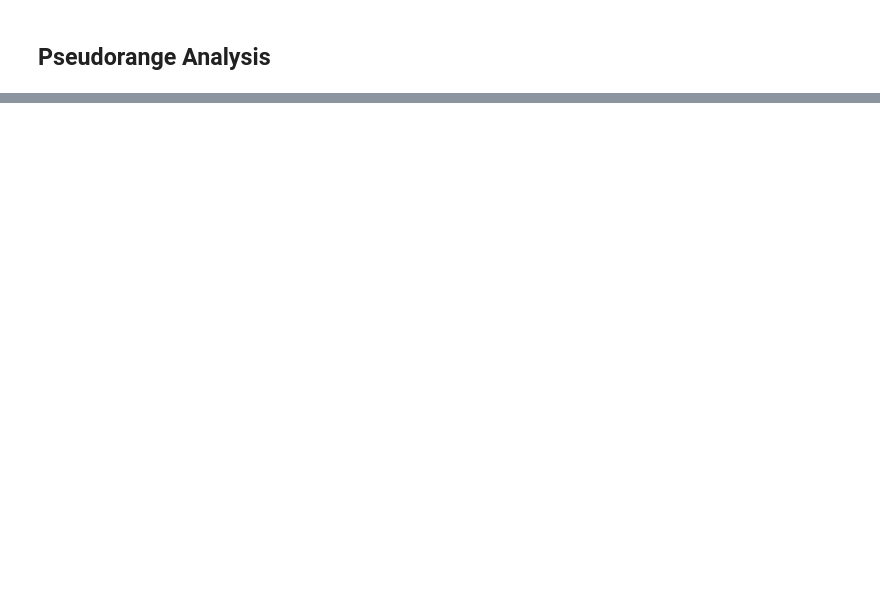
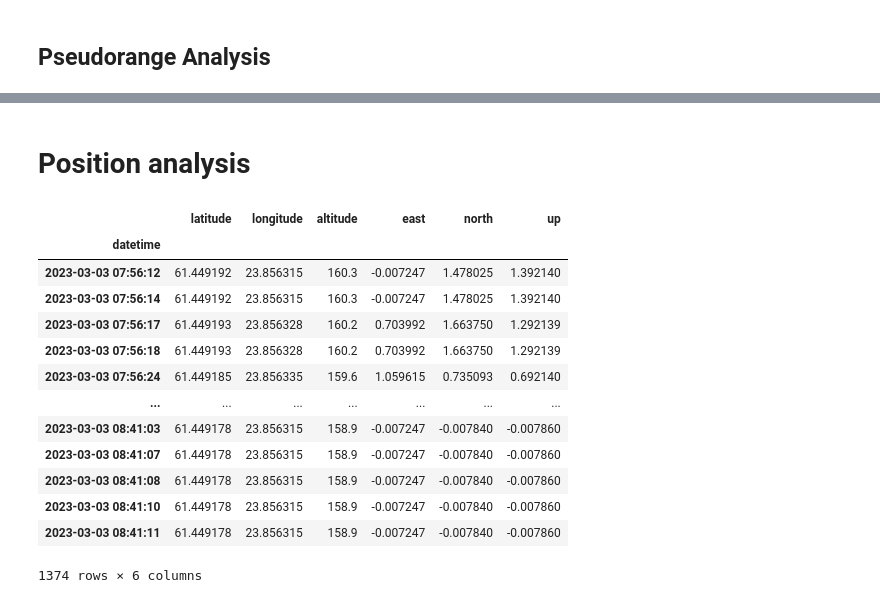
Before and after one commit to agrenier-gnss/MimirAnalyzer, a Jupyter notebook: GNSS.ipynb, the cells around one changed output, grey strips where cells are left out. Cells and saved outputs as stored; diff of their text form; code cells hidden in the pictures; blank space fills up the shorter version.

Commit message:
Added position review

```diff
--- a/GNSS.ipynb
+++ b/GNSS.ipynb
@@ -38,3 +19,20 @@ log.raw
+# %%
+#filepath = "./.data/log_mimir_20230715122058.txt"
+
+filepath = "./.data/gnss_log_2023_04_14_15_23_32.txt"
+time_range = ('2023-04-14 12:23:30','2023-04-14 12:30:00')
+
+deviceName = "Google Pixel 7"
+filepath = "./.data/gnss_log_2023_03_03_10_29_45.txt"
+time_range = ('2023-03-03 08:29:47.000','2023-03-03 08:33:00.000')
+
+deviceName = "Xiaomi 11"
+filepath = "./.data/gnss_log_2023_03_03_09_56_06.txt"
+time_range = ('2023-03-03 07:56:12.000','2023-03-03 08:41:11.000')
+
+log = LogReader(filepath, ['Raw', 'Fix'])
+
+#log.fix
 # %% [markdown]
 ## Pseudorange Analysis
 # %%
@@ -74,0 +66,2 @@ for sat in sats:
+# %% [markdown]
+# Position analysis
@@ -74,0 +76,31 @@ for sat in sats:
+# %%
+
+pos = log.fix.loc[log.fix['provider'].isin(['GPS']), ['datetime', 'latitude', 'longitude', 'altitude']]
+pos = pos.set_index('datetime')
+
+pos = pos.loc[time_range[0]:time_range[1]]
+
+ref_enu = [pos['latitude'].mean(), pos['longitude'].mean(), pos['altitude'].mean()]
+
+pos[["east", "north", "up"]] = pos.apply(
+    lambda row: convert2ENU(row['latitude'], row['longitude'], row['altitude'], ref_enu),
+    axis='columns', result_type='expand')
+
+#plotEN_pyplot(pos, 0.5)
+
+pos
+# %% [output]
+|  | latitude | longitude | altitude | east | north | up |
+| datetime |  |  |  |  |  |  |
+| 2023-03-03 07:56:12 | 61.449192 | 23.856315 | 160.3 | -0.007247 | 1.478025 | 1.392140 |
+| 2023-03-03 07:56:14 | 61.449192 | 23.856315 | 160.3 | -0.007247 | 1.478025 | 1.392140 |
+| 2023-03-03 07:56:17 | 61.449193 | 23.856328 | 160.2 | 0.703992 | 1.663750 | 1.292139 |
+| 2023-03-03 07:56:18 | 61.449193 | 23.856328 | 160.2 | 0.703992 | 1.663750 | 1.292139 |
+| 2023-03-03 07:56:24 | 61.449185 | 23.856335 | 159.6 | 1.059615 | 0.735093 | 0.692140 |
+| ... | ... | ... | ... | ... | ... | ... |
+| 2023-03-03 08:41:03 | 61.449178 | 23.856315 | 158.9 | -0.007247 | -0.007840 | -0.007860 |
+| 2023-03-03 08:41:07 | 61.449178 | 23.856315 | 158.9 | -0.007247 | -0.007840 | -0.007860 |
+| 2023-03-03 08:41:08 | 61.449178 | 23.856315 | 158.9 | -0.007247 | -0.007840 | -0.007860 |
+| 2023-03-03 08:41:10 | 61.449178 | 23.856315 | 158.9 | -0.007247 | -0.007840 | -0.007860 |
+| 2023-03-03 08:41:11 | 61.449178 | 23.856315 | 158.9 | -0.007247 | -0.007840 | -0.007860 |
+1374 rows × 6 columns
```
Also changed, not shown: parts of 5 cells of this notebook, 3 other files.
